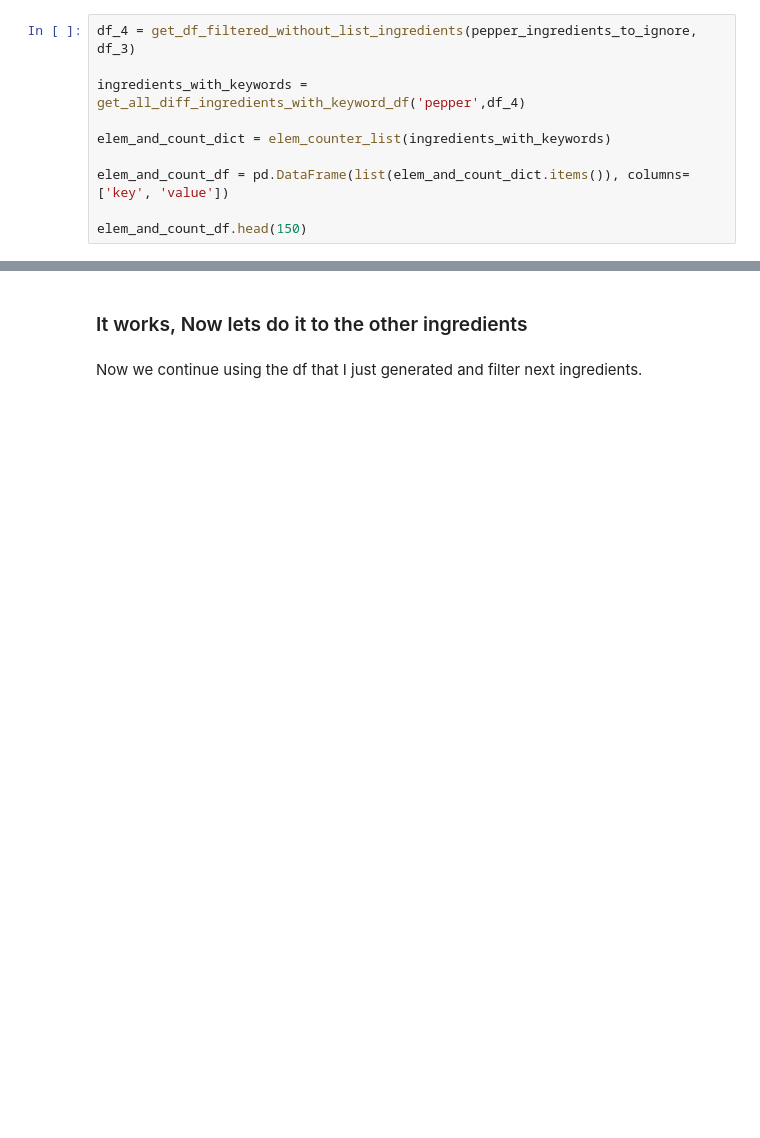
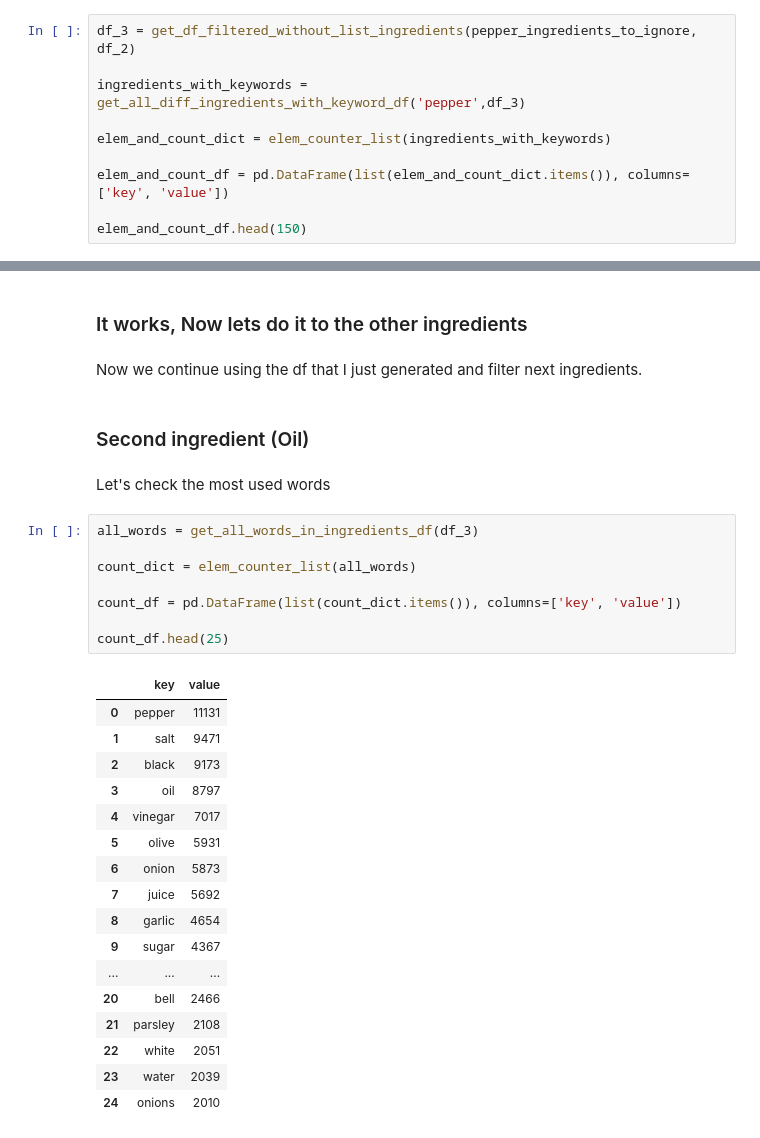
Before and after one commit to PersonalProjects-YassineXHedi/RecipeGenerator, a Jupyter notebook: data_view.ipynb, the cells around one changed output, grey strips where cells are left out. Saved outputs shown, nothing was run; the diff lists cells and outputs as text; blank space fills up the shorter version.

Commit message:
worked on the oil ingredients

```diff
--- a/data_view.ipynb
+++ b/data_view.ipynb
@@ -209,9 +207,9 @@ pepper_ingredients_to_ignore = remove_elem_from_list(pepper_ingredient_to_use, e
 # %% [markdown]
 #### Get a new df version with only recipes (rows) that does't contain the ingredient removed
 # %%
-df_4 = get_df_filtered_without_list_ingredients(pepper_ingredients_to_ignore, df_3)
+df_3 = get_df_filtered_without_list_ingredients(pepper_ingredients_to_ignore, df_2)
 
-ingredients_with_keywords = get_all_diff_ingredients_with_keyword_df('pepper',df_4)
+ingredients_with_keywords = get_all_diff_ingredients_with_keyword_df('pepper',df_3)
 
 elem_and_count_dict = elem_counter_list(ingredients_with_keywords)
 
@@ -222,3 +228,33 @@ elem_and_count_df.head(150)
 ### It works, Now lets do it to the other ingredients
 # %% [markdown]
 Now we continue using the df that I just generated and filter next ingredients.
+# %% [markdown]
+### Second ingredient (Oil)
+# %% [markdown]
+Let's check the most used words
+# %%
+all_words = get_all_words_in_ingredients_df(df_3)
+
+count_dict = elem_counter_list(all_words)
+
+count_df = pd.DataFrame(list(count_dict.items()), columns=['key', 'value'])
+
+count_df.head(25)
+# %% [output]
+|  | key | value |
+| 0 | pepper | 11131 |
+| 1 | salt | 9471 |
+| 2 | black | 9173 |
+| 3 | oil | 8797 |
+| 4 | vinegar | 7017 |
+| 5 | olive | 5931 |
+| 6 | onion | 5873 |
+| 7 | juice | 5692 |
+| 8 | garlic | 4654 |
+| 9 | sugar | 4367 |
+| ... | ... | ... |
+| 20 | bell | 2466 |
+| 21 | parsley | 2108 |
+| 22 | white | 2051 |
+| 23 | water | 2039 |
+| 24 | onions | 2010 |
```
Also changed, not shown: parts of 15 cells of this notebook, 2 other files.
